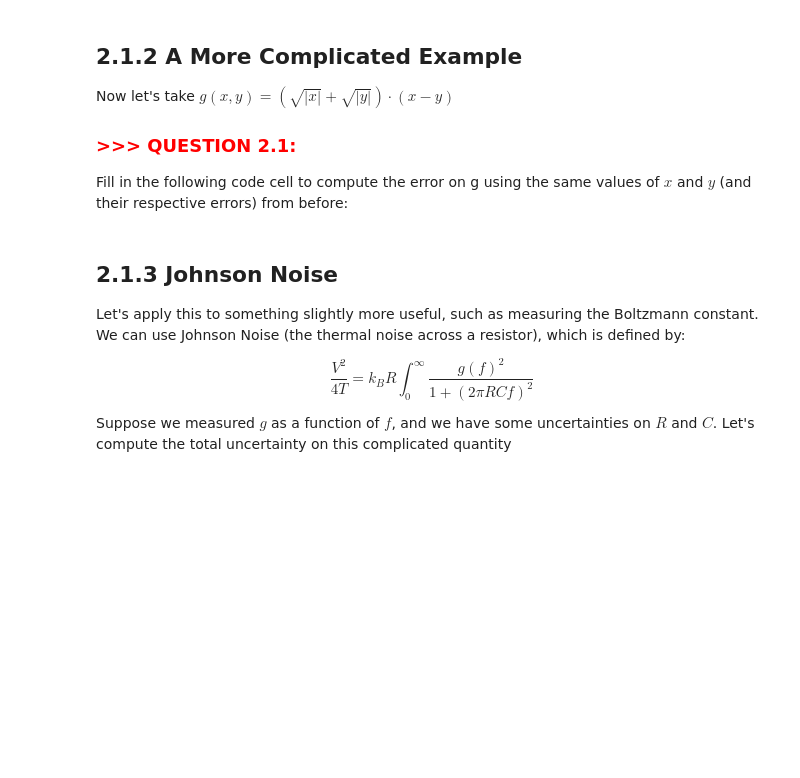
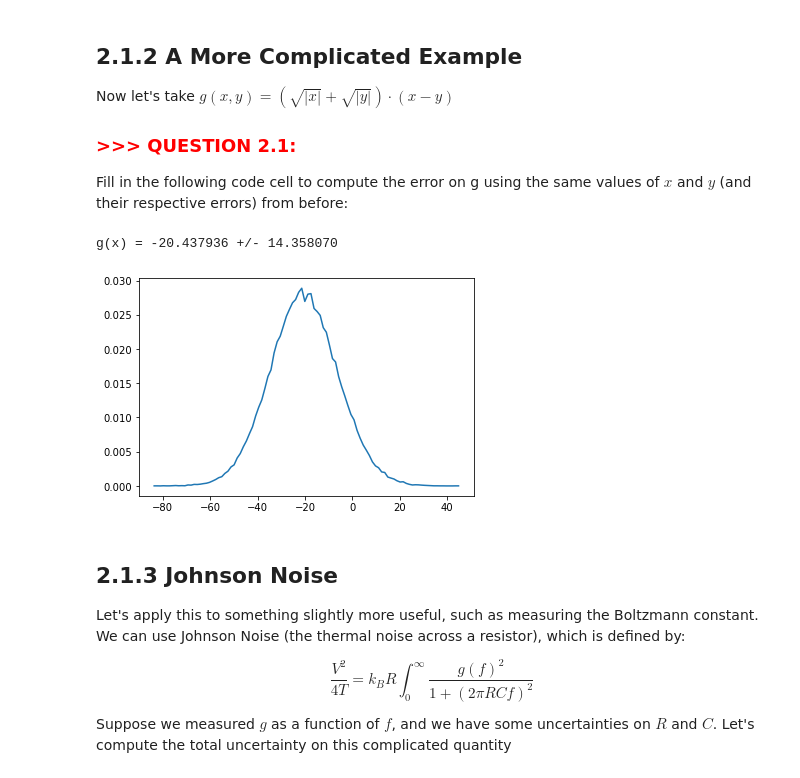
Before and after one commit to MIT-8s50/course, a Jupyter notebook: Recitation2/Recitation_02.ipynb, the cells around one changed output. Saved outputs shown, nothing was run; the diff lists cells and outputs as text; code cells hidden in the pictures; blank space fills up the shorter version.

```diff
--- a/Recitation2/Recitation_02.ipynb
+++ b/Recitation2/Recitation_02.ipynb
@@ -121,27 +124,30 @@ print("g(x) = %f +/- %f" % (g_val, g_err))
 # %%
 np.random.seed(2)
 N_SAMPLES = 100000
 N_BINS = 100
 
 def g(x,y):
     return (np.sqrt(np.abs(x))+np.sqrt(np.abs(y)))*(x-y)
 
 ####################
 # Insert Code Here #
 ####################
 
-g_samples = None # Placeholder Value - Fill in the correct line
-g_val = None # Placeholder Value - Fill in the correct line
-g_err = None # Placeholder Value - Fill in the correct line
+g_samples = g(x_samples,y_samples) # Placeholder Value - Fill in the correct line
+g_val = np.mean(g_samples) # Placeholder Value - Fill in the correct line
+g_err = np.std(g_samples) # Placeholder Value - Fill in the correct line
 
 ####################
 
 counts, bin_edges = np.histogram(g_samples, bins = N_BINS, density = True)
 bin_centers = 0.5*(bin_edges[:-1]+bin_edges[1:])
 
 plt.plot(bin_centers,counts)
 
 print("g(x) = %f +/- %f" % (g_val, g_err))
+# %% [output]
+g(x) = -20.437936 +/- 14.358070
+[figure, added]
 # %% [markdown]
 ## 2.1.3 Johnson Noise
 Let's apply this to something slightly more useful, such as measuring the Boltzmann constant. We can use Johnson Noise (the thermal noise across a resistor), which is defined by:
```
Also changed, not shown: parts of 3 cells of this notebook.
